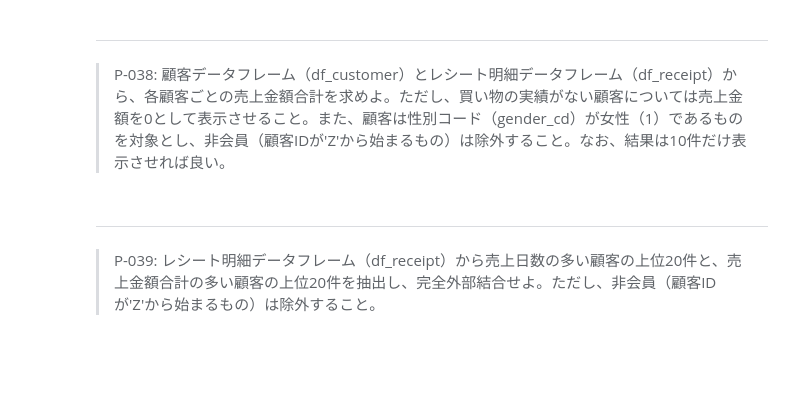
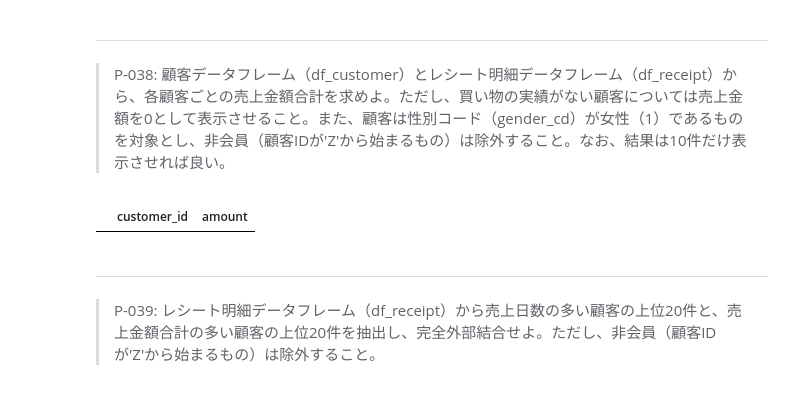
Before and after one commit to MurapyonCorp/100-knocks, a Jupyter notebook: preprocess_knock_Python_Azure.ipynb, the cells around one changed output. Cells and saved outputs as stored; diff of their text form; code cells hidden in the pictures; blank space fills up the shorter version.

```diff
--- a/preprocess_knock_Python_Azure.ipynb
+++ b/preprocess_knock_Python_Azure.ipynb
@@ -716,6 +716,13 @@ pd.merge(df_product, df_category[['category_major_cd', 'category_medium_cd','cat
 # %% [markdown]
 ---
 > P-038: 顧客データフレーム（df_customer）とレシート明細データフレーム（df_receipt）から、各顧客ごとの売上金額合計を求めよ。ただし、買い物の実績がない顧客については売上金額を0として表示させること。また、顧客は性別コード（gender_cd）が女性（1）であるものを対象とし、非会員（顧客IDが'Z'から始まるもの）は除外すること。なお、結果は10件だけ表示させれば良い。
+# %%
+import pandas as pd
+df_amount_sum = df_receipt.groupby('customer_id').amount.sum().reset_index()
+df_tmp = df_customer.query('gender_cd == "1" and not customer_id.str.startswith("Z")', engine='python')
+pd.merge(df_tmp['customer_id'], df_amount_sum, how='left', on='customer_id').fillna(0).head(10)
+# %% [output]
+|  | customer_id | amount |
 # %% [markdown]
 ---
 > P-039: レシート明細データフレーム（df_receipt）から売上日数の多い顧客の上位20件と、売上金額合計の多い顧客の上位20件を抽出し、完全外部結合せよ。ただし、非会員（顧客IDが'Z'から始まるもの）は除外すること。
```
